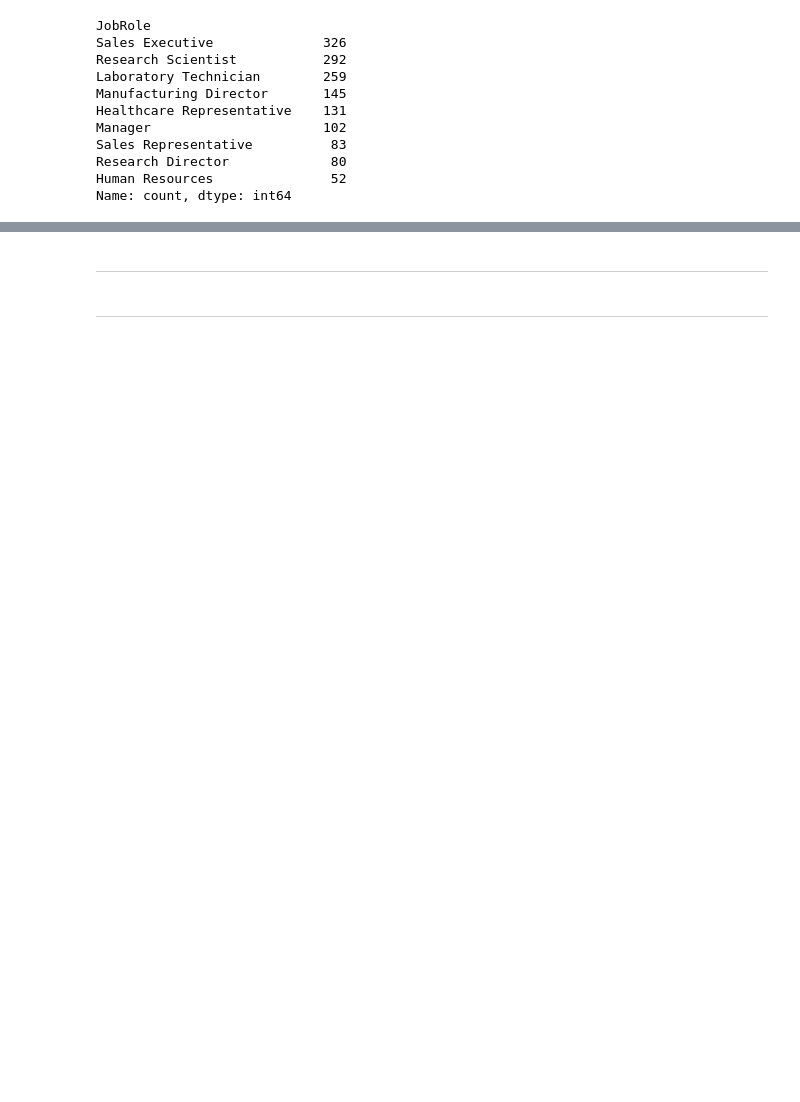
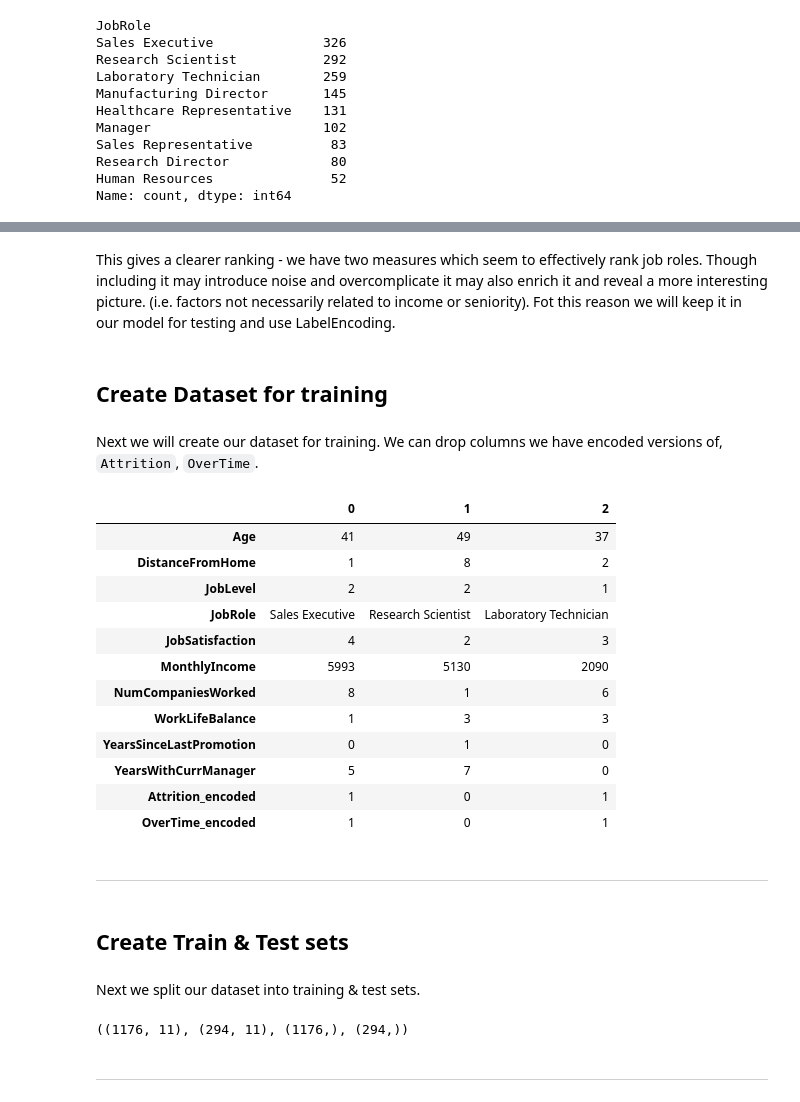
Before and after one commit to RanaAlaaTahon/employee-turnover-prediction, a Jupyter notebook: jupyter_notebooks/Modelling.ipynb, the cells around one changed output, grey strips where cells are left out. Saved outputs shown, nothing was run; the diff lists cells and outputs as text; code cells hidden in the pictures; blank space fills up the shorter version.

```diff
--- a/jupyter_notebooks/Modelling.ipynb
+++ b/jupyter_notebooks/Modelling.ipynb
@@ -180,4 +218,42 @@ Name: count, dtype: int64
+# %% [markdown]
+This gives a clearer ranking - we have two measures which seem to effectively rank job roles. Though including it may introduce noise and overcomplicate it may also enrich it and reveal a more interesting picture. (i.e. factors not necessarily related to income or seniority). Fot this reason we will keep it in our model for testing and use LabelEncoding.
+# %% [markdown]
+## Create Dataset for training
+# %% [markdown]
+Next we will create our dataset for training. We can drop columns we have encoded versions of, `Attrition`, `OverTime`.
+# %%
+#create our dataset for training. We can drop columns we have encoded versions of, `Attrition`, `OverTime`
+df_model = df.drop(columns=['Attrition', 'OverTime'])
+df_model.head(3).T
+# %% [output]
+|  | 0 | 1 | 2 |
+| Age | 41 | 49 | 37 |
+| DistanceFromHome | 1 | 8 | 2 |
+| JobLevel | 2 | 2 | 1 |
+| JobRole | Sales Executive | Research Scientist | Laboratory Technician |
+| JobSatisfaction | 4 | 2 | 3 |
+| MonthlyIncome | 5993 | 5130 | 2090 |
+| NumCompaniesWorked | 8 | 1 | 6 |
+| WorkLifeBalance | 1 | 3 | 3 |
+| YearsSinceLastPromotion | 0 | 1 | 0 |
+| YearsWithCurrManager | 5 | 7 | 0 |
+| Attrition_encoded | 1 | 0 | 1 |
+| OverTime_encoded | 1 | 0 | 1 |
 # %% [markdown]
 ---
+# %% [markdown]
+## Create Train & Test sets
+# %% [markdown]
+Next we split our dataset into training & test sets.
+# %%
+#split our dataset into training & test sets.
+from sklearn.model_selection import train_test_split
+X = df_model.drop('Attrition_encoded', axis=1)  # Features
+y = df_model['Attrition_encoded']  # Target variable
+
+X_train, X_test, y_train, y_test = train_test_split(X, y, test_size=0.2, random_state=42)
+X_train.shape, X_test.shape, y_train.shape, y_test.shape
+# %% [output]
+((1176, 11), (294, 11), (1176,), (294,))
 # %% [markdown]
 ---
```
Also changed, not shown: parts of 18 cells of this notebook.
